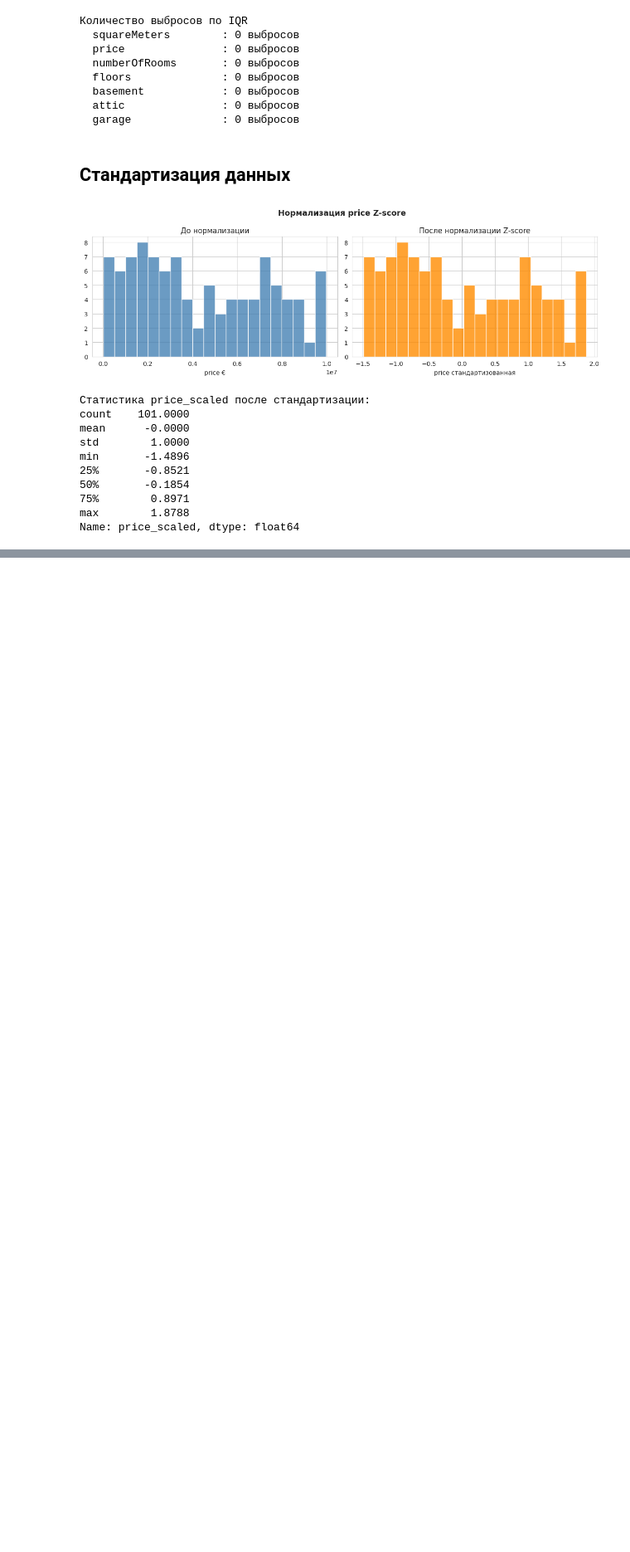
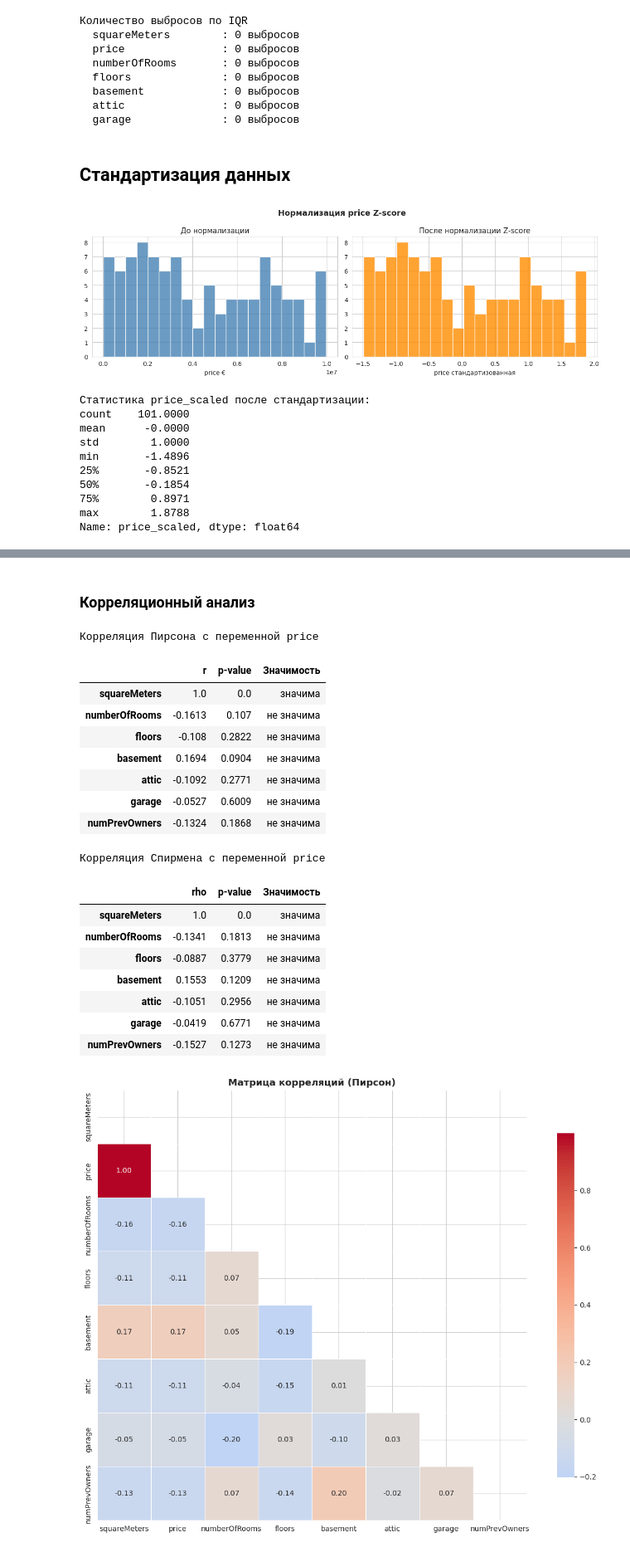
Before and after one commit to boshetunmay1/paris-real-estate-analysis, a Jupyter notebook: kursovaya.ipynb, the cells around one changed output, grey strips where cells are left out. Shown at 83% size. Drawn from its saved outputs; the diff is of its cells as text; code cells hidden in the pictures; blank space fills up the shorter version.

```diff
--- a/kursovaya.ipynb
+++ b/kursovaya.ipynb
@@ -220,0 +332,57 @@ Name: price_scaled, dtype: float64
+# %% [markdown]
+### Корреляционный анализ
+# %%
+from scipy.stats import pearsonr, spearmanr
+
+print("Корреляция Пирсона с переменной price")
+pearson_results = {}
+for col in quant_cols:
+    if col == 'price':
+        continue
+    r, p = pearsonr(df[col], df['price'])
+    pearson_results[col] = {'r': round(r, 4), 'p-value': round(p, 4),
+                             'Значимость': 'значима' if p < 0.05 else 'не значима'}
+
+display(pd.DataFrame(pearson_results).T)
+
+print("\nКорреляция Спирмена с переменной price")
+spearman_results = {}
+for col in quant_cols:
+    if col == 'price':
+        continue
+    r, p = spearmanr(df[col], df['price'])
+    spearman_results[col] = {'rho': round(r, 4), 'p-value': round(p, 4),
+                              'Значимость': 'значима' if p < 0.05 else 'не значима'}
+
+display(pd.DataFrame(spearman_results).T)
+
+#тепловая карта корреляций
+plt.figure(figsize=(12, 9))
+corr_matrix = df[quant_cols].corr()
+mask = np.triu(np.ones_like(corr_matrix, dtype=bool))
+sns.heatmap(corr_matrix, annot=True, fmt='.2f', cmap='coolwarm',
+            center=0, mask=mask, square=True, linewidths=0.5,
+            cbar_kws={'shrink': 0.8})
+plt.title('Матрица корреляций (Пирсон)', fontsize=13, fontweight='bold')
+plt.tight_layout()
+plt.show()
+# %% [output]
+Корреляция Пирсона с переменной price
+|  | r | p-value | Значимость |
+| squareMeters | 1.0 | 0.0 | значима |
+| numberOfRooms | -0.1613 | 0.107 | не значима |
+| floors | -0.108 | 0.2822 | не значима |
+| basement | 0.1694 | 0.0904 | не значима |
+| attic | -0.1092 | 0.2771 | не значима |
+| garage | -0.0527 | 0.6009 | не значима |
+| numPrevOwners | -0.1324 | 0.1868 | не значима |
+Корреляция Спирмена с переменной price
+|  | rho | p-value | Значимость |
+| squareMeters | 1.0 | 0.0 | значима |
+| numberOfRooms | -0.1341 | 0.1813 | не значима |
+| floors | -0.0887 | 0.3779 | не значима |
+| basement | 0.1553 | 0.1209 | не значима |
+| attic | -0.1051 | 0.2956 | не значима |
+| garage | -0.0419 | 0.6771 | не значима |
+| numPrevOwners | -0.1527 | 0.1273 | не значима |
+[figure, added]
```
Also changed, not shown: parts of 13 cells of this notebook.
